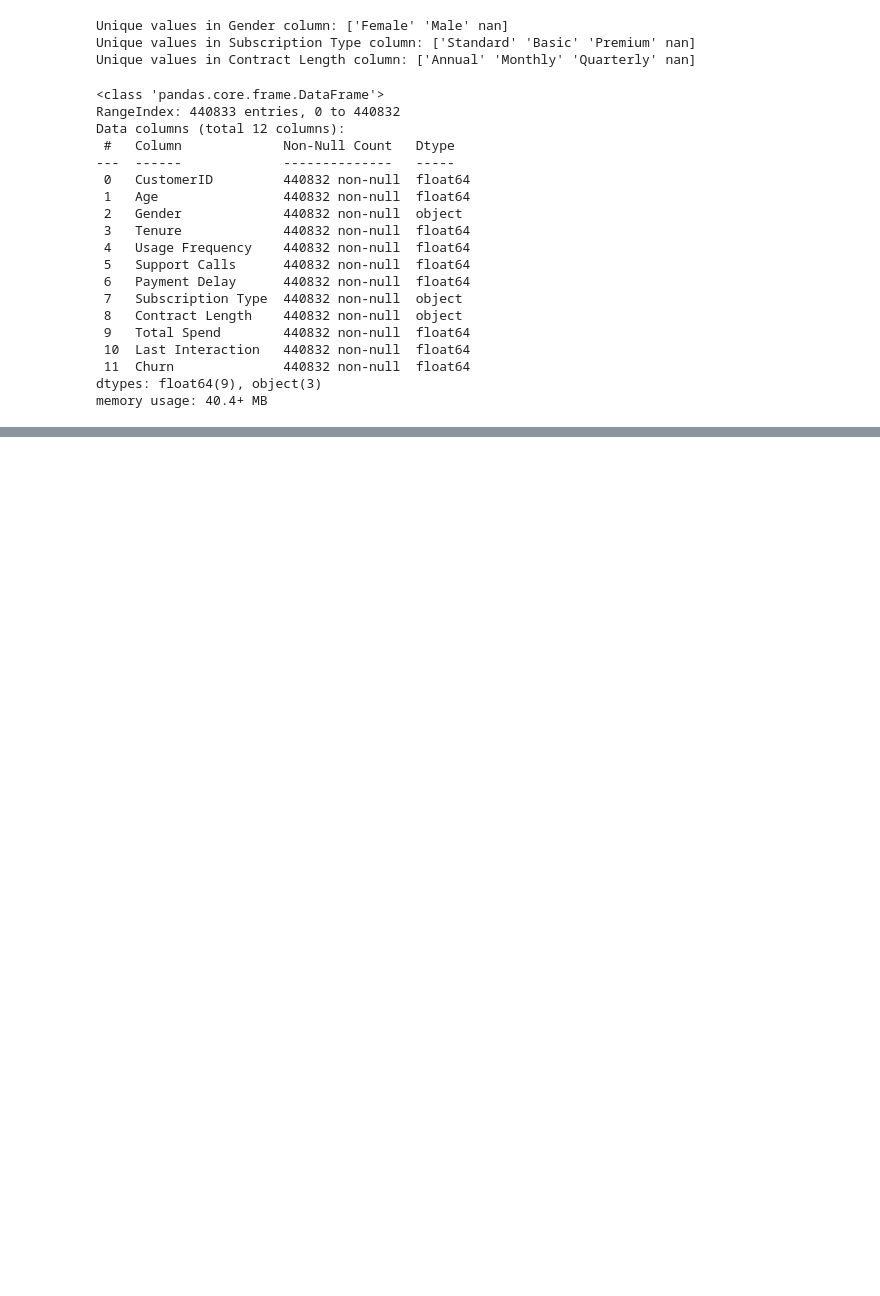
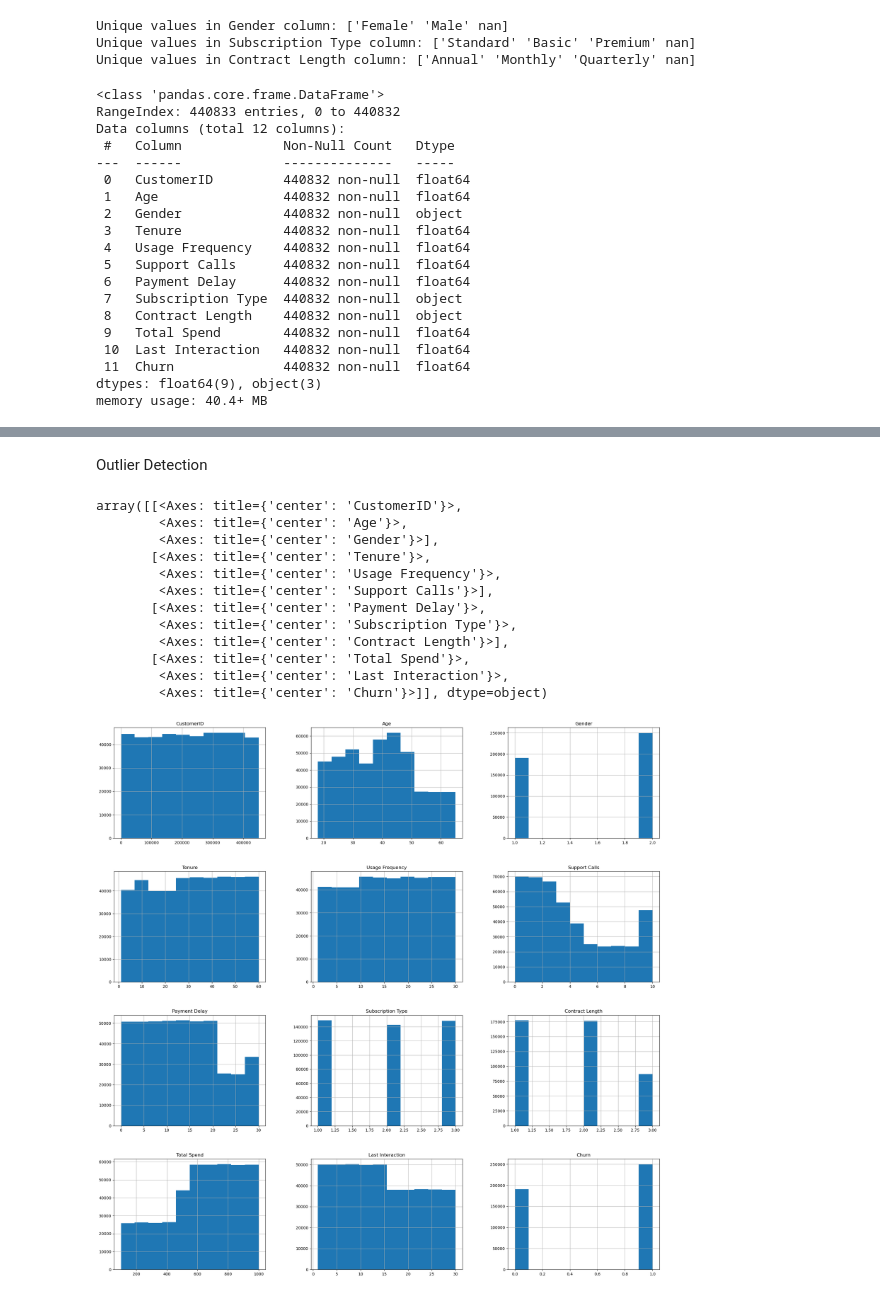
Before and after one commit to Johannes3001/AppliedML_Assign.01, a Jupyter notebook: JohannesCode.ipynb, the cells around one changed output, grey strips where cells are left out. Drawn from its saved outputs; the diff is of its cells as text; code cells hidden in the pictures; blank space fills up the shorter version.

Commit message:
histogram distribution

```diff
--- a/JohannesCode.ipynb
+++ b/JohannesCode.ipynb
@@ -87,7 +87,31 @@ Churn                1
 dtype: int64
+# %%
+#drop missing values
+train.dropna(inplace=True)
 # %%
 #replace string values with int
 
 train["Gender"] = train["Gender"].replace({"Female":1, "Male":2})
 train["Subscription Type"] = train["Subscription Type"].replace({"Standard":1, "Basic":2, "Premium":3})
 train["Contract Length"] = train["Contract Length"].replace({"Annual":1, "Quarterly":2, "Monthly":3})
+# %% [markdown]
+Outlier Detection
+# %%
+# Distribution with historgrams
+train.hist(bins=10, figsize=(25,25))
+#good balance in target variable churn
+#other columns also good balanced and not outlier can be detected visually but needs to be confirmed with IQR
+# %% [output]
+array([[<Axes: title={'center': 'CustomerID'}>,
+        <Axes: title={'center': 'Age'}>,
+        <Axes: title={'center': 'Gender'}>],
+       [<Axes: title={'center': 'Tenure'}>,
+        <Axes: title={'center': 'Usage Frequency'}>,
+        <Axes: title={'center': 'Support Calls'}>],
+       [<Axes: title={'center': 'Payment Delay'}>,
+        <Axes: title={'center': 'Subscription Type'}>,
+        <Axes: title={'center': 'Contract Length'}>],
+       [<Axes: title={'center': 'Total Spend'}>,
+        <Axes: title={'center': 'Last Interaction'}>,
+        <Axes: title={'center': 'Churn'}>]], dtype=object)
+[figure, added]
```
Also changed, not shown: parts of 2 cells of this notebook.
